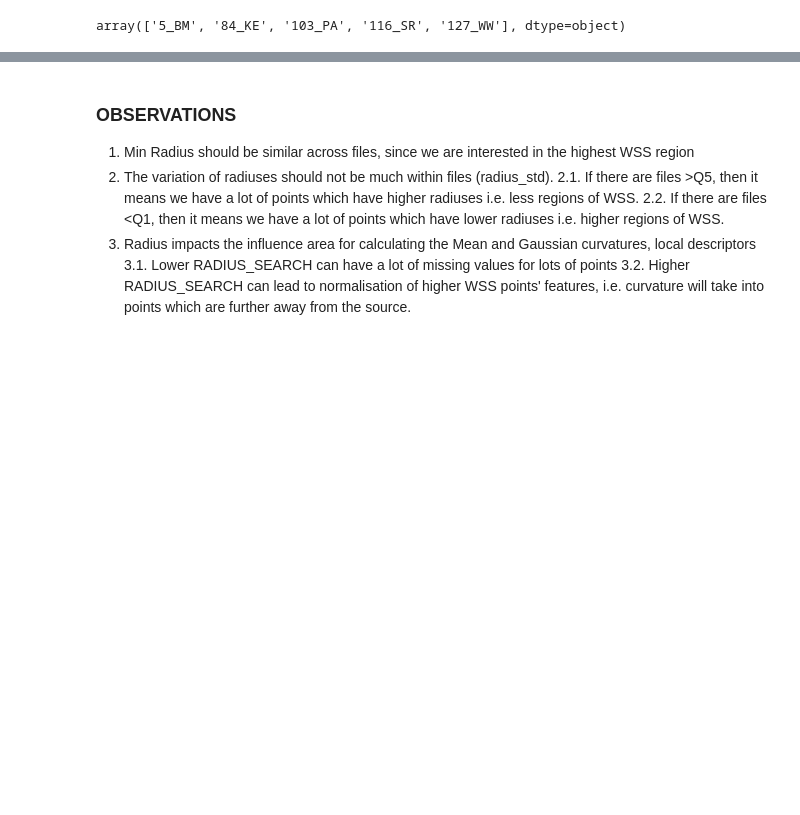
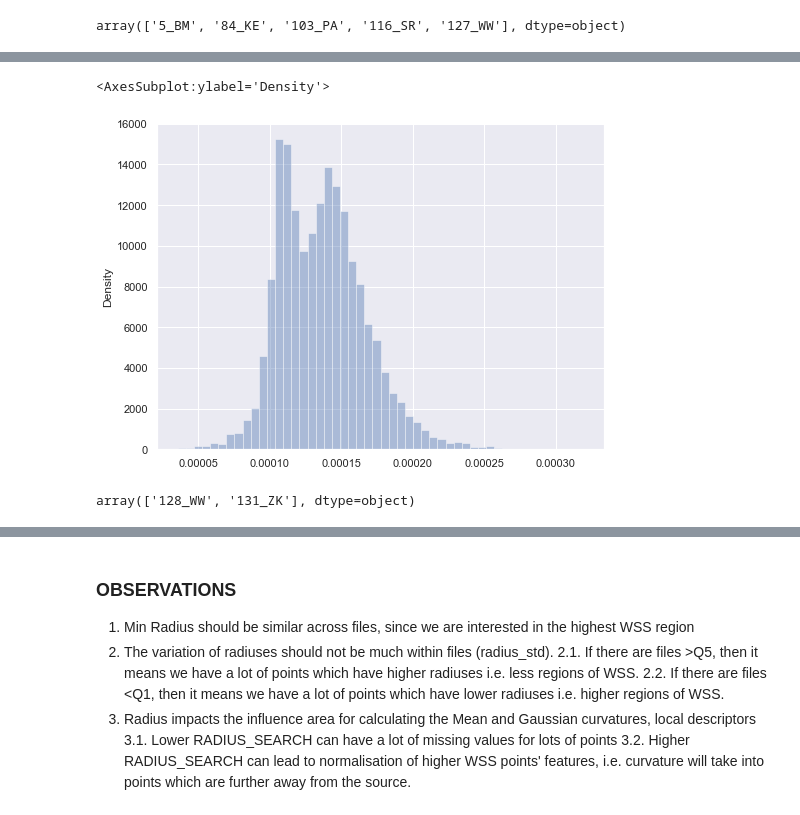
Before and after one commit to abhimandal/AneurysmSegmentation, a Jupyter notebook: aneurysm_segmentation3d/notebooks/EDA.ipynb, the cells around one changed output, grey strips where cells are left out. Drawn from its saved outputs; the diff is of its cells as text; code cells hidden in the pictures; blank space fills up the shorter version.

```diff
--- a/aneurysm_segmentation3d/notebooks/EDA.ipynb
+++ b/aneurysm_segmentation3d/notebooks/EDA.ipynb
@@ -204,0 +215,14 @@ array(['5_BM', '20_EM', '34_KBB', '65_FU', '81_KBB', '84_KE', '103_PA',
+# %%
+PATIENT_ID = '20_EM'
+pc_o3d = o3d.io.read_point_cloud(os.path.join(OUTPUT_TEMP_PATH,f"{PATIENT_ID}{PYMESH_FILENAME}"))
+
+#Compute nearest distance
+NN_dist = pc_o3d.compute_nearest_neighbor_distance()
+sns.distplot(NN_dist)
+# %% [output]
+<AxesSubplot:ylabel='Density'>
+[figure, added]
+# %%
+radius_df.query("radius_std <0.000015").index.values
+# %% [output]
+array(['128_WW', '131_ZK'], dtype=object)
```
Also changed, not shown: parts of 33 cells of this notebook.
